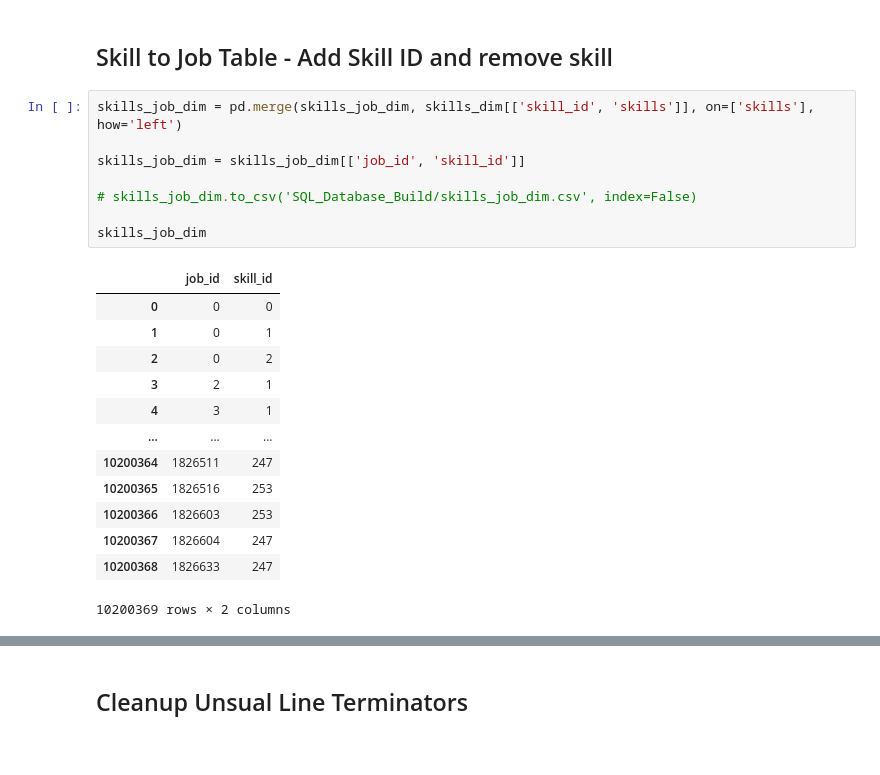
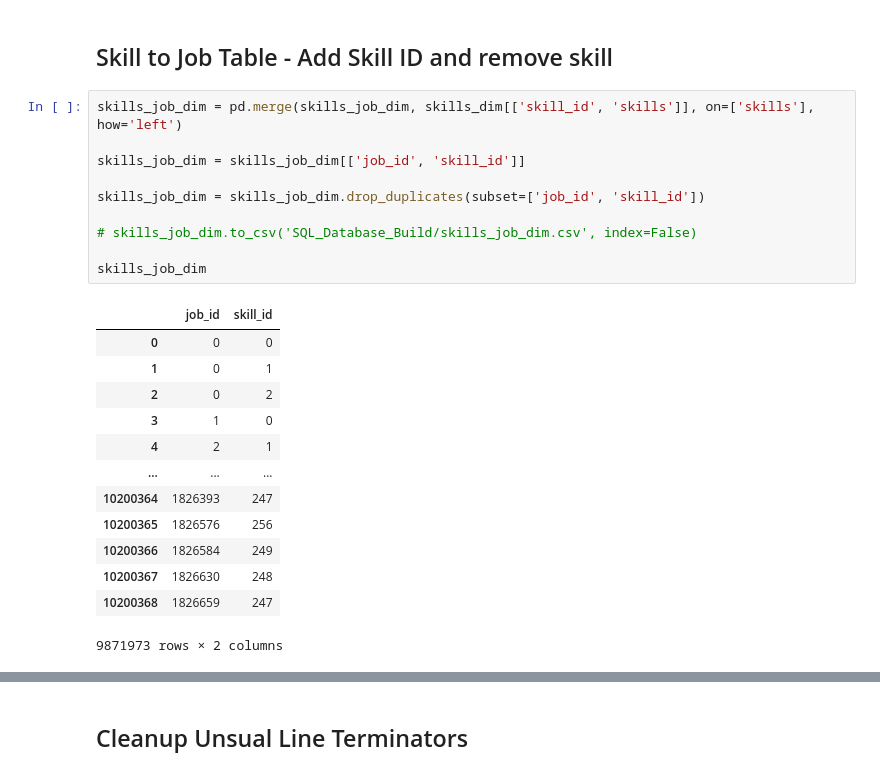
Before and after one commit to lukebarousse/Data_Jobs_SQL_Tutorial, a Jupyter notebook: sql_builds/Advanced_Main_DB_Build.ipynb, the cells around one changed output, grey strips where cells are left out. Cells and saved outputs as stored; diff of their text form.

Commit message:
fix table load issues

```diff
--- a/sql_builds/Advanced_Main_DB_Build.ipynb
+++ b/sql_builds/Advanced_Main_DB_Build.ipynb
@@ -211,25 +211,27 @@ skills_dim
 # %%
 skills_job_dim = pd.merge(skills_job_dim, skills_dim[['skill_id', 'skills']], on=['skills'], how='left')
 
 skills_job_dim = skills_job_dim[['job_id', 'skill_id']]
 
+skills_job_dim = skills_job_dim.drop_duplicates(subset=['job_id', 'skill_id'])
+
 # skills_job_dim.to_csv('SQL_Database_Build/skills_job_dim.csv', index=False)
 
 skills_job_dim
 # %% [output]
 |  | job_id | skill_id |
 | 0 | 0 | 0 |
 | 1 | 0 | 1 |
 | 2 | 0 | 2 |
-| 3 | 2 | 1 |
-| 4 | 3 | 1 |
+| 3 | 1 | 0 |
+| 4 | 2 | 1 |
 | ... | ... | ... |
-| 10200364 | 1826511 | 247 |
-| 10200365 | 1826516 | 253 |
-| 10200366 | 1826603 | 253 |
-| 10200367 | 1826604 | 247 |
-| 10200368 | 1826633 | 247 |
+| 10200364 | 1826393 | 247 |
+| 10200365 | 1826576 | 256 |
+| 10200366 | 1826584 | 249 |
+| 10200367 | 1826630 | 248 |
+| 10200368 | 1826659 | 247 |
-10200369 rows × 2 columns
+9871973 rows × 2 columns
 # %%
 job_postings_fact = job_postings_fact.drop(columns=['job_description', 'job_highlights_qualifications', 'job_highlights_responsibilities', 'job_highlights_benefits' , 'job_salary', 'job_commute_time', 'job_extensions', 'error', 'salary_pay'])
 
```
Also changed, not shown: parts of 8 cells of this notebook, 1 other file.
